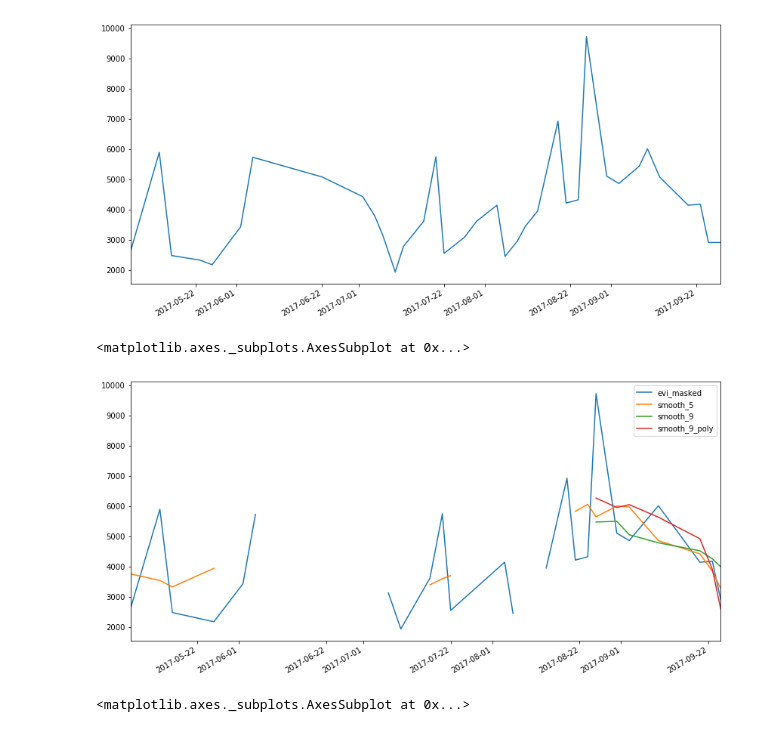
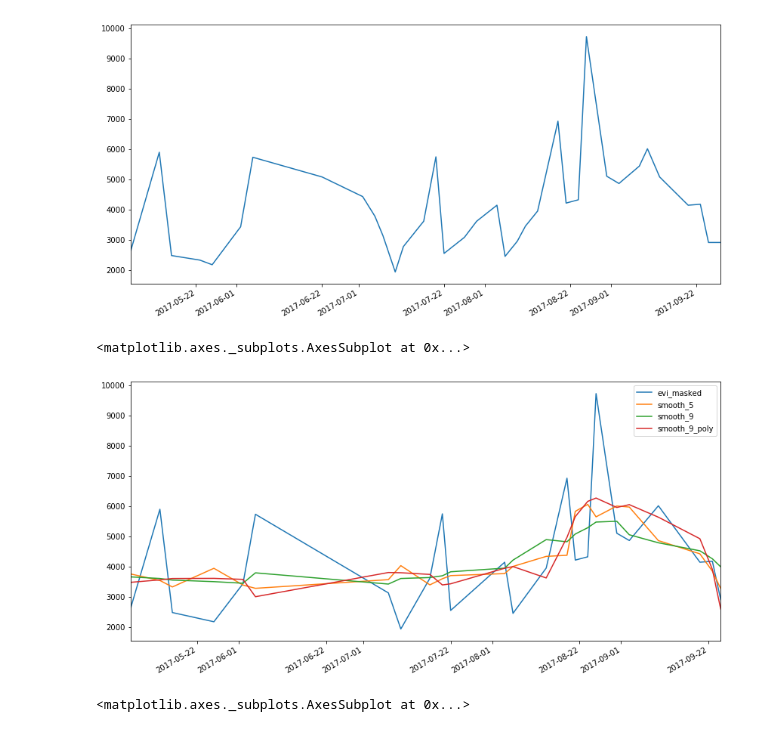
Before and after one commit to Open-EO/openeo-processes, a Jupyter notebook: examples/phenology-uc2/Phenology.ipynb, the cells around one changed output. Drawn from its saved outputs; the diff is of its cells as text; code cells hidden in the pictures.

```diff
--- a/examples/phenology-uc2/Phenology.ipynb
+++ b/examples/phenology-uc2/Phenology.ipynb
@@ -241,13 +233,13 @@ timeseries_masked.interpolate(axis=0).plot(figsize=(14,7))
 # %%
 from scipy.signal import savgol_filter
 smooth_ts = pd.DataFrame(timeseries_masked.dropna())
 smooth_ts['smooth_5'] = savgol_filter(smooth_ts.evi_masked, 5, 1)
 smooth_ts['smooth_9'] = savgol_filter(smooth_ts.evi_masked, 9, 1)
 smooth_ts['smooth_9_poly'] = savgol_filter(smooth_ts.evi_masked, 9, 2)
-all_timeseries.plot(figsize=(14,7))
+smooth_ts.plot(figsize=(14,7))
 # %% [output]
 <matplotlib.axes._subplots.AxesSubplot at 0x...>
-[figure, old version]
+[figure, new version]
 # %%
 
 filled_df = pd.DataFrame(timeseries_masked.dropna().asfreq('D',method='pad'))
```
Also changed, not shown: parts of 8 cells of this notebook, 1 other file.
